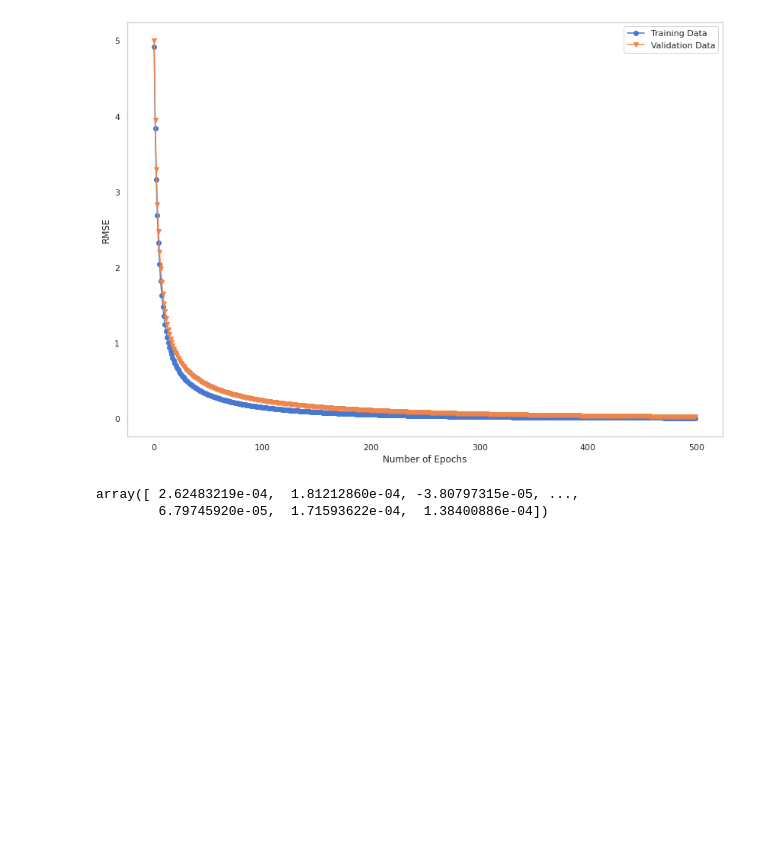
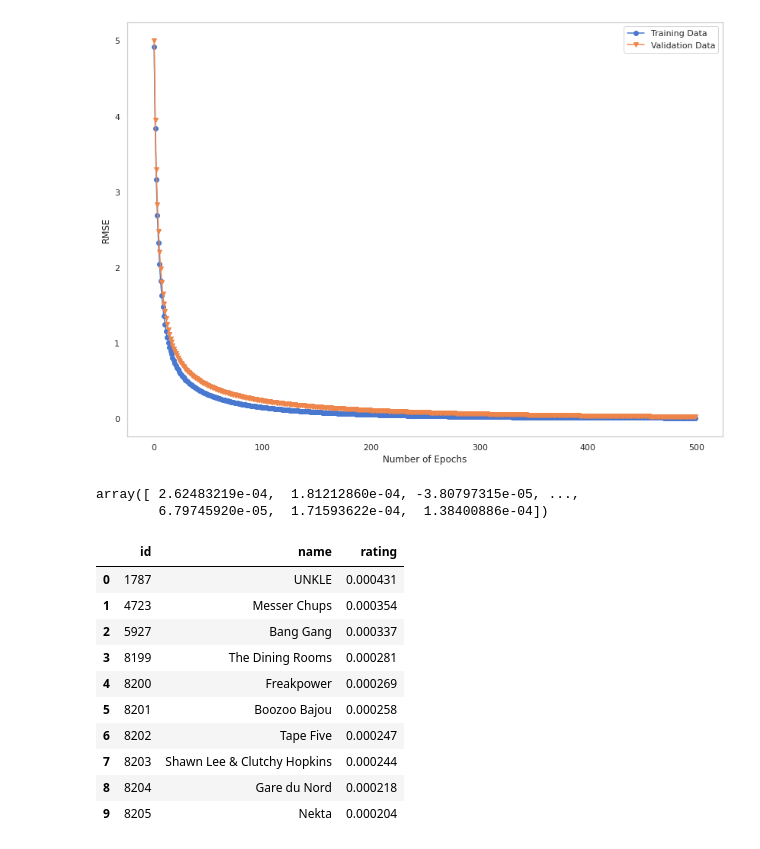
Before and after one commit to fadilparves/stoch_gradient_descent, a Jupyter notebook: Artist_Recommender.ipynb, the cells around one changed output. Drawn from its saved outputs; the diff is of its cells as text; code cells hidden in the pictures; blank space fills up the shorter version.

```diff
--- a/Artist_Recommender.ipynb
+++ b/Artist_Recommender.ipynb
@@ -235,4 +235,22 @@ def create_artist_rate_board(artists_df, artists_index, ratings, n=10):
     top_n_artists = artist_ratings.sort_values("rating", ascending=False).head(n)
 
     artist_recommendations = artists_df[artists_df.id.isin(top_n_artists.artistId)].reset_index(drop=True)
-    artist_recommendations['rating'] = pd.Series(top_n_artists.rating.val)
+    artist_recommendations['rating'] = pd.Series(top_n_artists.rating.values)
+    return artist_recommendations.sort_values("rating", ascending=False)
+# %%
+existing_ratings_index = np.where(train[user_index, :] > 0)[0]
+existing_ratings = train[user_index, existing_ratings_index]
+
+create_artist_rate_board(artists, existing_ratings_index, existing_ratings)
+# %% [output]
+|  | id | name | rating |
+| 0 | 1787 | UNKLE | 0.000431 |
+| 1 | 4723 | Messer Chups | 0.000354 |
+| 2 | 5927 | Bang Gang | 0.000337 |
+| 3 | 8199 | The Dining Rooms | 0.000281 |
+| 4 | 8200 | Freakpower | 0.000269 |
+| 5 | 8201 | Boozoo Bajou | 0.000258 |
+| 6 | 8202 | Tape Five | 0.000247 |
+| 7 | 8203 | Shawn Lee & Clutchy Hopkins | 0.000244 |
+| 8 | 8204 | Gare du Nord | 0.000218 |
+| 9 | 8205 | Nekta | 0.000204 |
```
Also changed, not shown: parts of 1 cell of this notebook.
